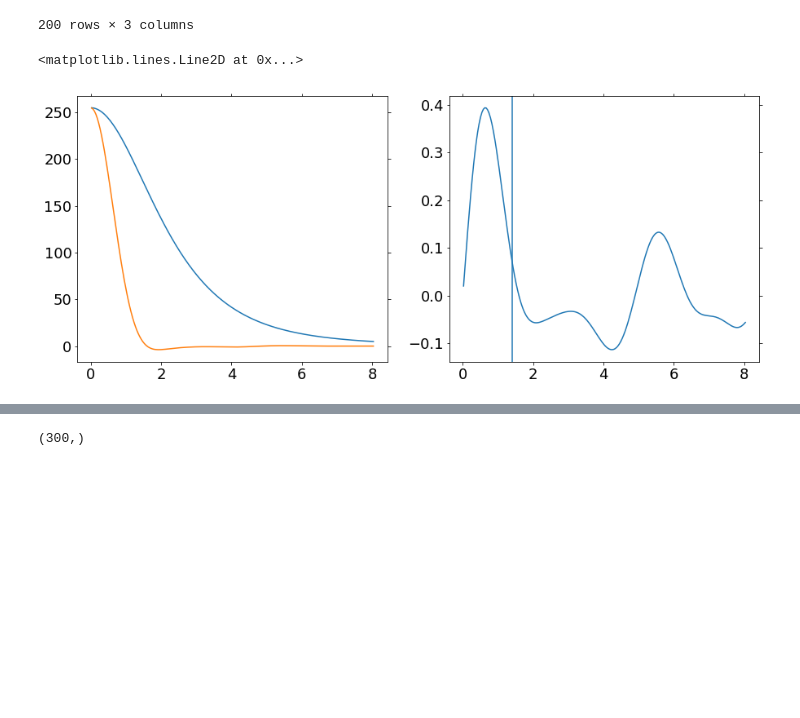
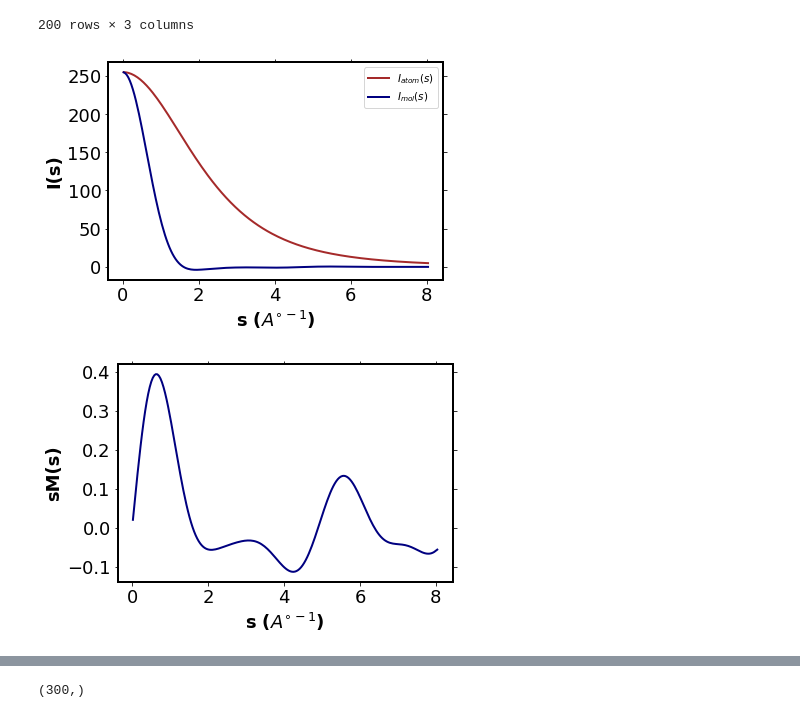
Before and after one commit to meghanad-kayanattil/Electron-diffraction, a Jupyter notebook: Combining gas phase and liquid phase contributions.ipynb, the cells around one changed output, grey strips where cells are left out. Drawn from its saved outputs; the diff is of its cells as text; code cells hidden in the pictures; blank space fills up the shorter version.

Commit message:
Removal of unnecessary notebooks and plot edits

```diff
--- a/Combining gas phase and liquid phase contributions.ipynb
+++ b/Combining gas phase and liquid phase contributions.ipynb
@@ -10,16 +8,5 @@ WARNING:silx.opencl.common:Unable to import pyOpenCl. Please install it from: ht
 # %%
-### Plotting - Settings
-plt.rcParams['font.family'] = 'sans-serif'
-plt.rcParams['font.size'] = 18
-plt.rcParams['axes.labelsize'] = 18
-plt.rcParams['axes.labelweight'] = 'bold'
-plt.rcParams['xtick.labelsize'] = 18
-plt.rcParams['ytick.labelsize'] = 18
-plt.rcParams['legend.fontsize'] = 18
-plt.rcParams['figure.titlesize'] = 18
-plt.rcParams['figure.titleweight'] = 'bold'
-plt.rcParams['xtick.top'] = True
-plt.rcParams['ytick.right'] = True
+plt.style.use('./plot_style_mk.mplstyle')
 # %%
 xcen = 391.55 #center of the diffraction
 ycen = 393.03 #center of the diffraction
@@ -89,15 +76,21 @@ df_liq
 # %%
 sMs_gas = np.multiply(s_gas, np.divide(Imol_gas, Iatom_gas))
 
-plt.figure(figsize=(15, 6))
-plt.subplot(1,2,1)
-plt.plot(s_gas, Iatom_gas)
-plt.plot(s_gas, Imol_gas)
-plt.subplot(1,2,2)
-plt.plot(s_gas, sMs_gas)
-plt.axvline(1.4)
+fig1, ax1 = plt.subplots()
+ax1.plot(s_gas, Iatom_gas, label = '$I_{atom}(s)$', color = 'brown', lw = 2)
+ax1.plot(s_gas, Imol_gas, label = '$I_{mol}(s)$', color = 'navy', lw = 2)
+ax1.set_xlabel('s ($A^{\circ-1}$)')
+ax1.set_ylabel('I(s)')
+ax1.legend(fontsize = 'xx-small', loc=1)
+fig1.savefig('Iatom_and_Imol_Glycerol_gas.pdf', bbox_inches = 'tight')
+
+fig2, ax2 = plt.subplots()
+ax2.plot(s_gas, sMs_gas, color = 'navy', lw = 2)
+ax2.set_xlabel('s ($A^{\circ-1}$)')
+ax2.set_ylabel('sM(s)')
+fig2.savefig('sMs_Glycerol_gas.pdf', bbox_inches = 'tight')
 # %% [output]
-<matplotlib.lines.Line2D at 0x...>
-[figure, old version]
+[figure, new version]
+[figure, added]
 # %%
 sMs_liq = np.multiply(s_liq, np.divide(Imol_liq, Iatom_liq))*1000
```
Also changed, not shown: parts of 3 cells of this notebook, 10 other files.
